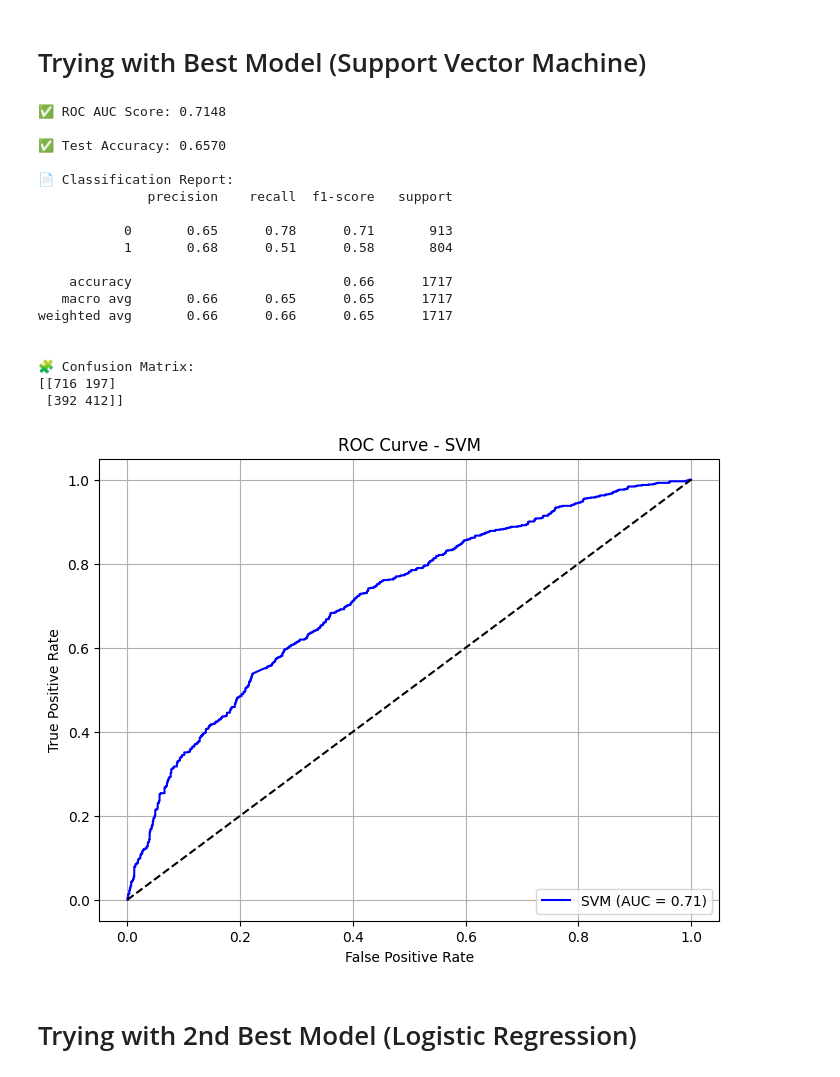
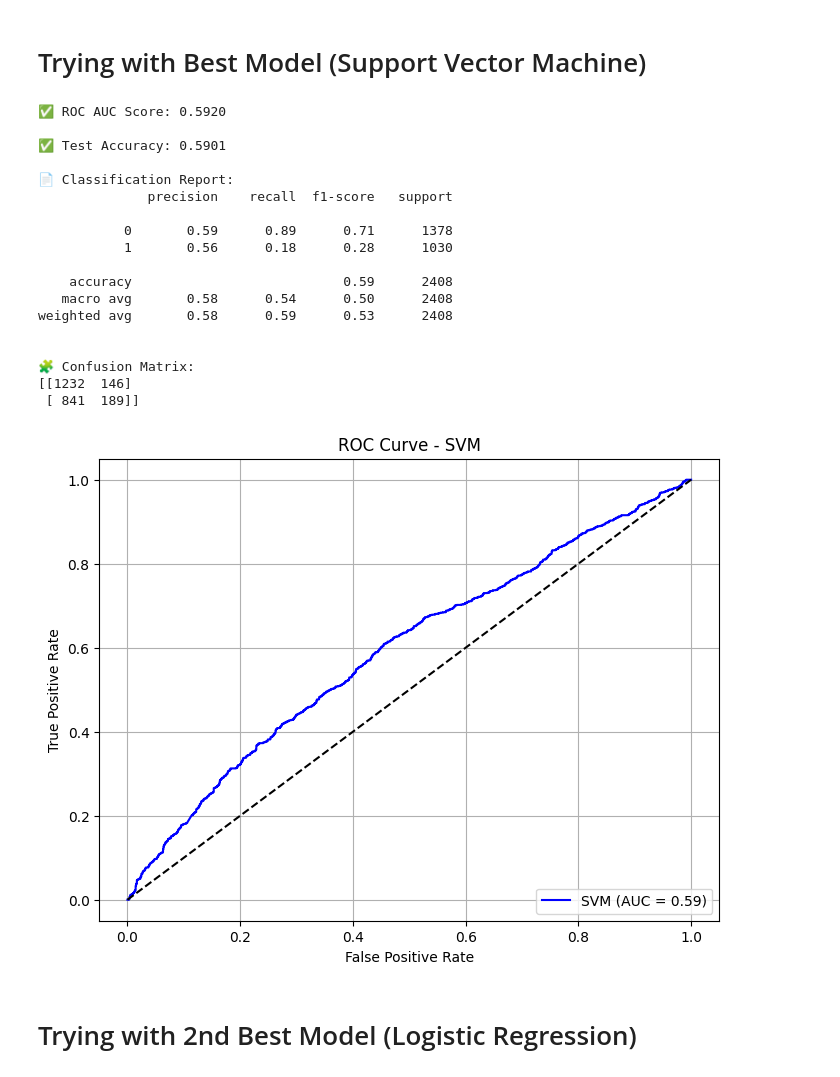
Before and after one commit to musayevf/football_prediction_model, a Jupyter notebook: ml_prediction_new.ipynb, the cells around one changed output. Saved outputs shown, nothing was run; the diff lists cells and outputs as text; code cells hidden in the pictures.

```diff
--- a/ml_prediction_new.ipynb
+++ b/ml_prediction_new.ipynb
@@ -16,7 +16,7 @@ from sklearn.preprocessing import LabelEncoder
 pd.set_option('display.max_columns', None)
 pd.set_option('display.max_rows', None)
 
-directory = 'C:/Users/99451/Desktop/MODEL/old/eng_prem'
+directory = 'C:/Users/99451/Desktop/MODEL/old/eng_l2'
 
 dfs = []
 
@@ -249,6 +249,7 @@ from sklearn.svm import SVC
 from sklearn.naive_bayes import GaussianNB
 from sklearn.tree import DecisionTreeClassifier
 from sklearn.neighbors import KNeighborsClassifier
+from xgboost import XGBClassifier
 
 # Define models and their hyperparameter grids
 models_and_parameters = {
@@ -264,22 +265,17 @@ models_and_parameters = {
         SVC(probability=True),
         {'C': [0.1, 1, 10], 'kernel': ['linear', 'rbf']}
     ),
-    'Naive Bayes': (
-        GaussianNB(),
-        {}  # No hyperparameters to tune in basic GaussianNB
-    ),
     'Gradient Boosting': (
         GradientBoostingClassifier(),
         {'n_estimators': [100, 200], 'learning_rate': [0.01, 0.1, 0.2]}
     ),
-    'Decision Tree': (
-        DecisionTreeClassifier(),
-        {'max_depth': [None, 10, 20], 'min_samples_split': [2, 5, 10]}
-    ),
-    'k-Nearest Neighbors': (
-        KNeighborsClassifier(),
-        {'n_neighbors': [3, 5, 7], 'weights': ['uniform', 'distance']}
-    )
+    'XGBoost': (
+        XGBClassifier(use_label_encoder=False, eval_metric='logloss'),
+        {
+            'n_estimators': [100, 200, 300, 400],
+            'learning_rate': [0.01, 0.05, 0.1, 0.2],
+            'max_depth': [3, 5, 10, 20]
+        })
 }
 
 # Store results
@@ -336,7 +328,7 @@ from sklearn.metrics import classification_report, confusion_matrix, roc_auc_sco
 import matplotlib.pyplot as plt
 
 # Train the best SVM model
-best_svm = SVC(C=0.1, kernel='linear', probability=True)
+best_svm = SVC(C=10, kernel='rbf', probability=True)
 best_svm.fit(X_train, y_train)
 
 # Predict probabilities and classes
@@ -351,43 +343,43 @@ print(f"\n✅ Test Accuracy: {accuracy:.4f}")
 
 # Classification report
 print("\n📄 Classification Report:")
 print(classification_report(y_test, svm_pred))
 
 # Confusion Matrix
 print("\n🧩 Confusion Matrix:")
 print(confusion_matrix(y_test, svm_pred))
 
 # Plot ROC Curve
 fpr, tpr, _ = roc_curve(y_test, svm_pred_proba)
 plt.figure(figsize=(8, 6))
 plt.plot(fpr, tpr, label=f"SVM (AUC = {roc_auc:.2f})", color='blue')
 plt.plot([0, 1], [0, 1], 'k--')  # Diagonal line
 plt.xlabel("False Positive Rate")
 plt.ylabel("True Positive Rate")
 plt.title("ROC Curve - SVM")
 plt.legend(loc="lower right")
 plt.grid(True)
 plt.show()
 # %% [output]
-✅ ROC AUC Score: 0.7148
+✅ ROC AUC Score: 0.5920
 
-✅ Test Accuracy: 0.6570
+✅ Test Accuracy: 0.5901
 
 📄 Classification Report:
               precision    recall  f1-score   support
 
-           0       0.65      0.78      0.71       913
-           1       0.68      0.51      0.58       804
+           0       0.59      0.89      0.71      1378
+           1       0.56      0.18      0.28      1030
 
-    accuracy                           0.66      1717
-   macro avg       0.66      0.65      0.65      1717
-weighted avg       0.66      0.66      0.65      1717
+    accuracy                           0.59      2408
+   macro avg       0.58      0.54      0.50      2408
+weighted avg       0.58      0.59      0.53      2408
 
 
 🧩 Confusion Matrix:
-[[716 197]
- [392 412]]
+[[1232  146]
+ [ 841  189]]
-[figure, old version]
+[figure, new version]
 # %% [markdown]
 # Trying with 2nd Best Model (Logistic Regression)
 # %%
```
Also changed, not shown: parts of 12 cells of this notebook, 2 other files.
